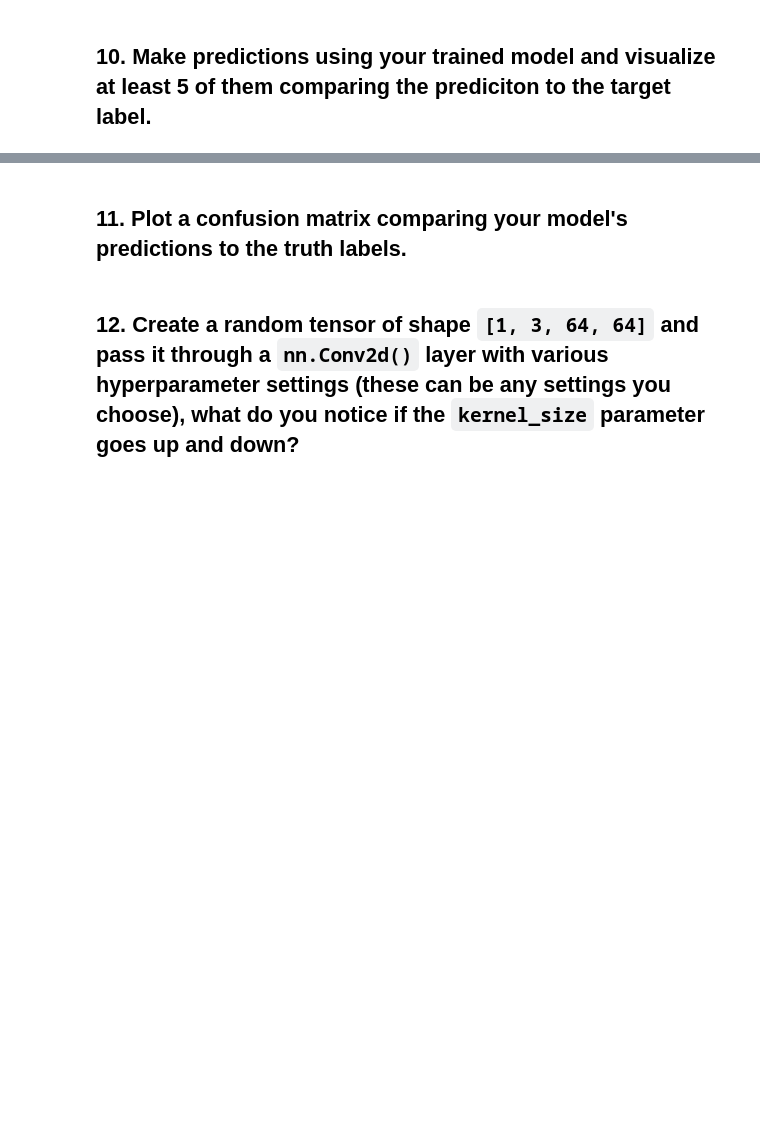
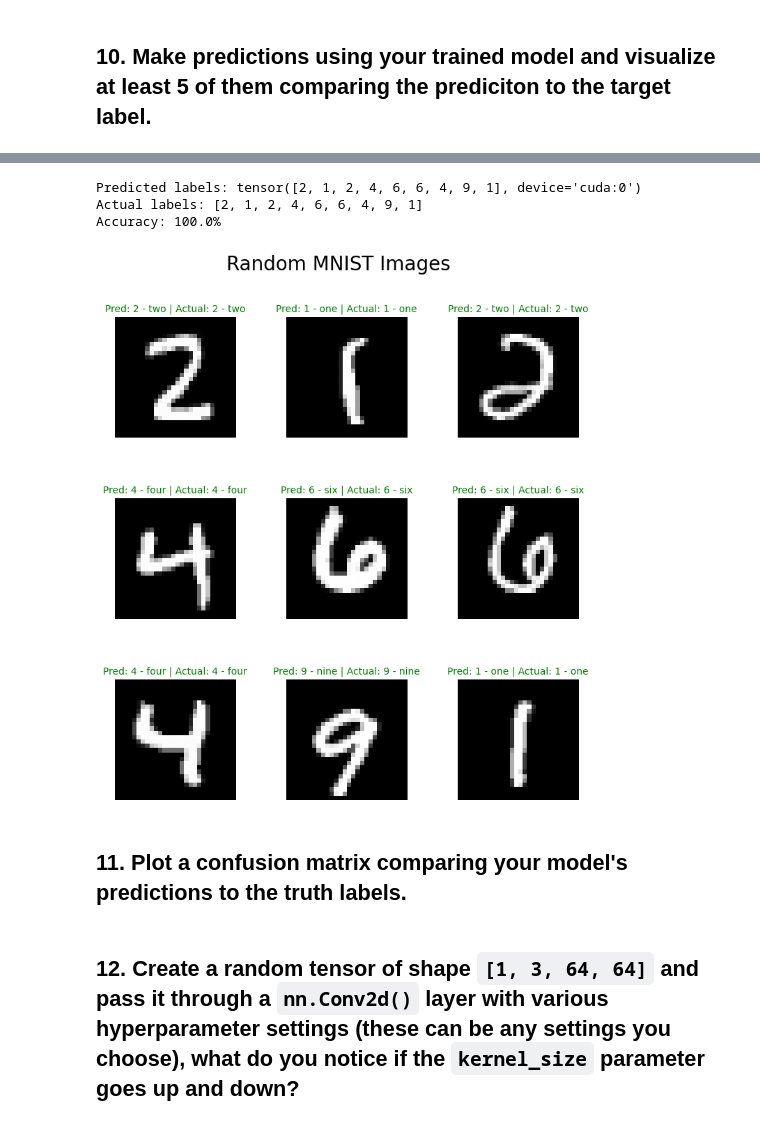
Before and after one commit to waelkabouk/deep_learning_exercises, a Jupyter notebook: 03_pytorch_computer_vision_exercises.ipynb, the cells around one changed output, grey strips where cells are left out. Saved outputs shown, nothing was run; the diff lists cells and outputs as text; code cells hidden in the pictures; blank space fills up the shorter version.

```diff
--- a/03_pytorch_computer_vision_exercises.ipynb
+++ b/03_pytorch_computer_vision_exercises.ipynb
@@ -360,3 +363,26 @@ print(f"Test sample image shape: {test_samples[0].shape}\nTest sample label: {te
+# %%
+pred_labels = make_predictions(model=model_gpu, data=test_samples, loss_fn=loss_fn, device='cuda').argmax(dim=1)
+print(f'Predicted labels: {pred_labels}')
+print(f'Actual labels: {test_labels}')
+print(f'Accuracy: {accuracy_fn(y_true=torch.tensor(test_labels).to(device), y_pred=pred_labels)}%')
+# %% [output]
+Predicted labels: tensor([2, 1, 2, 4, 6, 6, 4, 9, 1], device='cuda:0')
+Actual labels: [2, 1, 2, 4, 6, 6, 4, 9, 1]
+Accuracy: 100.0%
+# %%
+class_names = train_data.classes
+plt.figure(figsize=(9,9))
+plt.subplots_adjust(hspace=0.5)
+plt.suptitle('Random MNIST Images', fontsize=20)
+nrows, ncols = 3,3
+for i, sample in enumerate(test_samples):
+  plt.subplot(nrows, ncols, i+1)
+  plt.imshow(sample.squeeze(), cmap='gray')
+  plt.axis(False)
+  c = 'green' if pred_labels[i] == test_labels[i] else 'red'
+  plt.title(f'Pred: {class_names[pred_labels[i]]} | Actual: {class_names[test_labels[i]]}', fontsize=10, c=c)
+# %% [output]
+[figure, added]
 # %% [markdown]
 ## 11. Plot a confusion matrix comparing your model's predictions to the truth labels.
 # %% [markdown]
```
Also changed, not shown: parts of 4 cells of this notebook.
